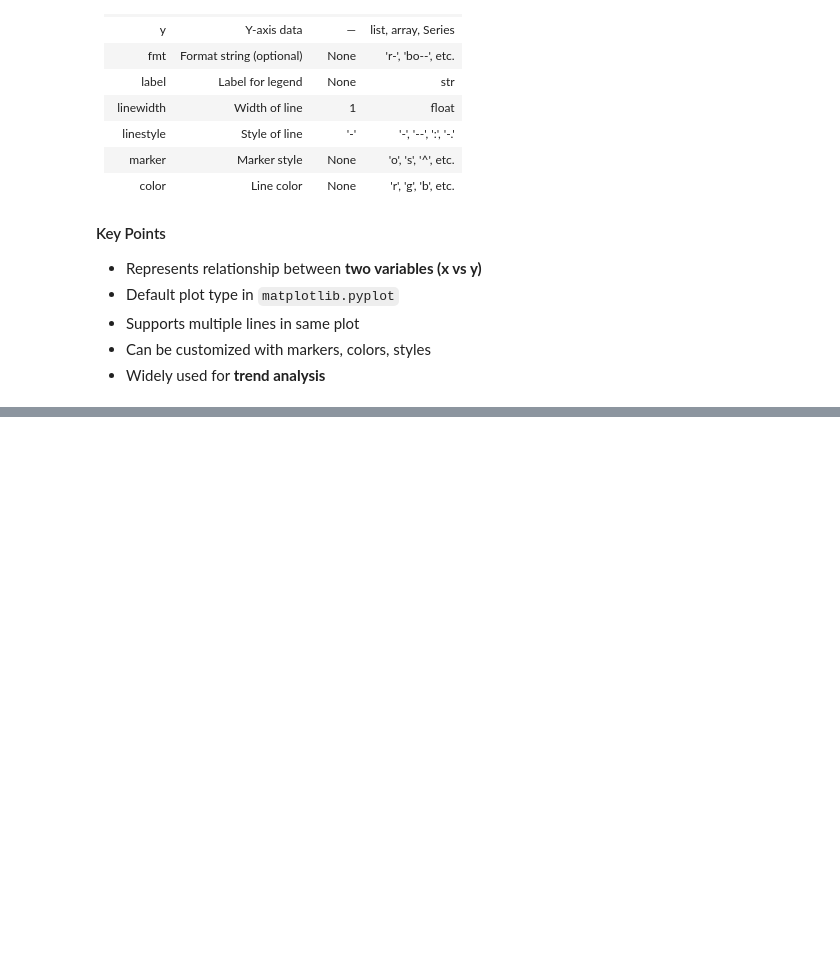
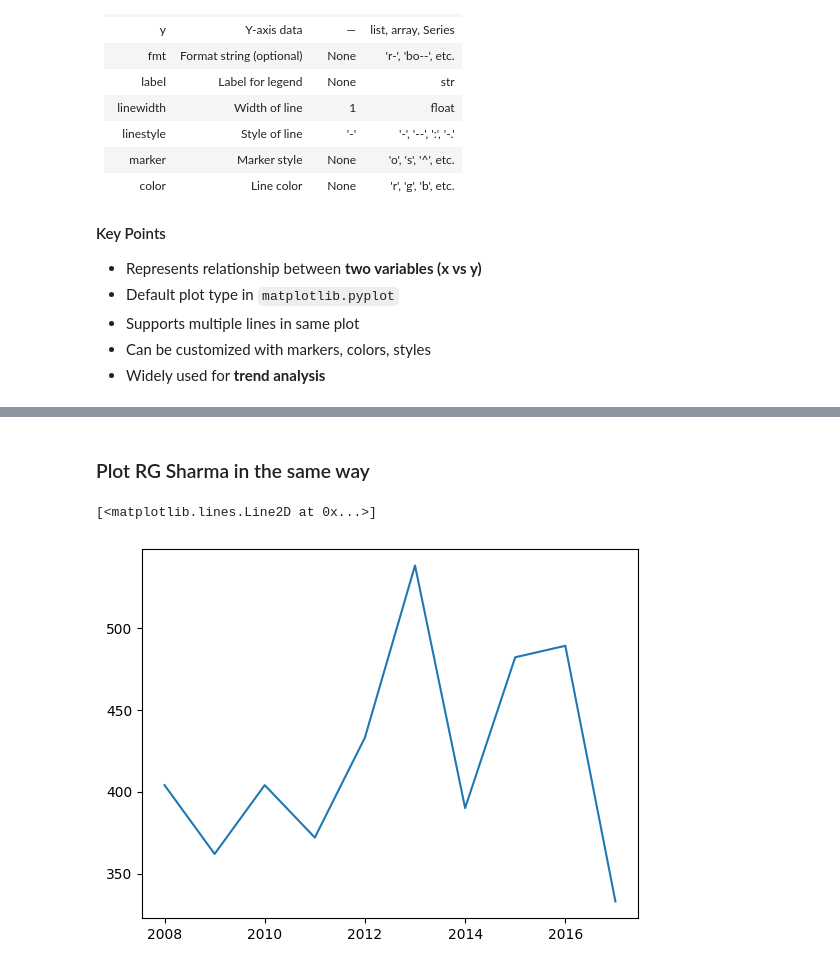
Before and after one commit to Abhishek6706/Fundamentals, a Jupyter notebook: matplotlib/basic.ipynb, the cells around one changed output, grey strips where cells are left out. Drawn from its saved outputs; the diff is of its cells as text; code cells hidden in the pictures; blank space fills up the shorter version.

```diff
--- a/matplotlib/basic.ipynb
+++ b/matplotlib/basic.ipynb
@@ -36,0 +136,7 @@ It is used to plot a **line graph between two variables (x and y)** in 2D space.
+# %% [markdown]
+### Plot RG Sharma in the same way
+# %%
+plt.plot(sharma_kohli_df['index'], sharma_kohli_df['RG Sharma'])
+# %% [output]
+[<matplotlib.lines.Line2D at 0x...>]
+[figure, added]
```
Also changed, not shown: parts of 46 cells of this notebook, 1 other file.
